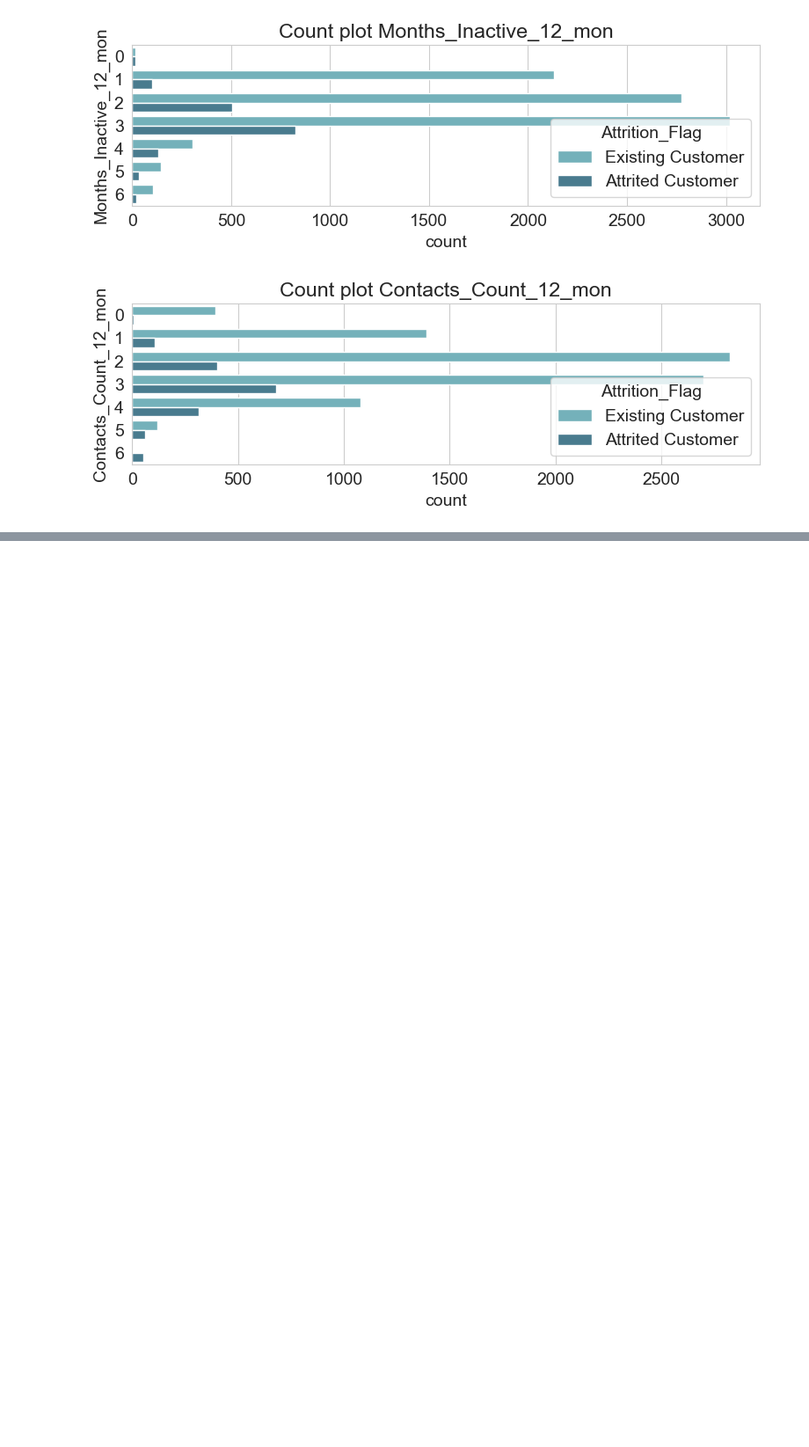
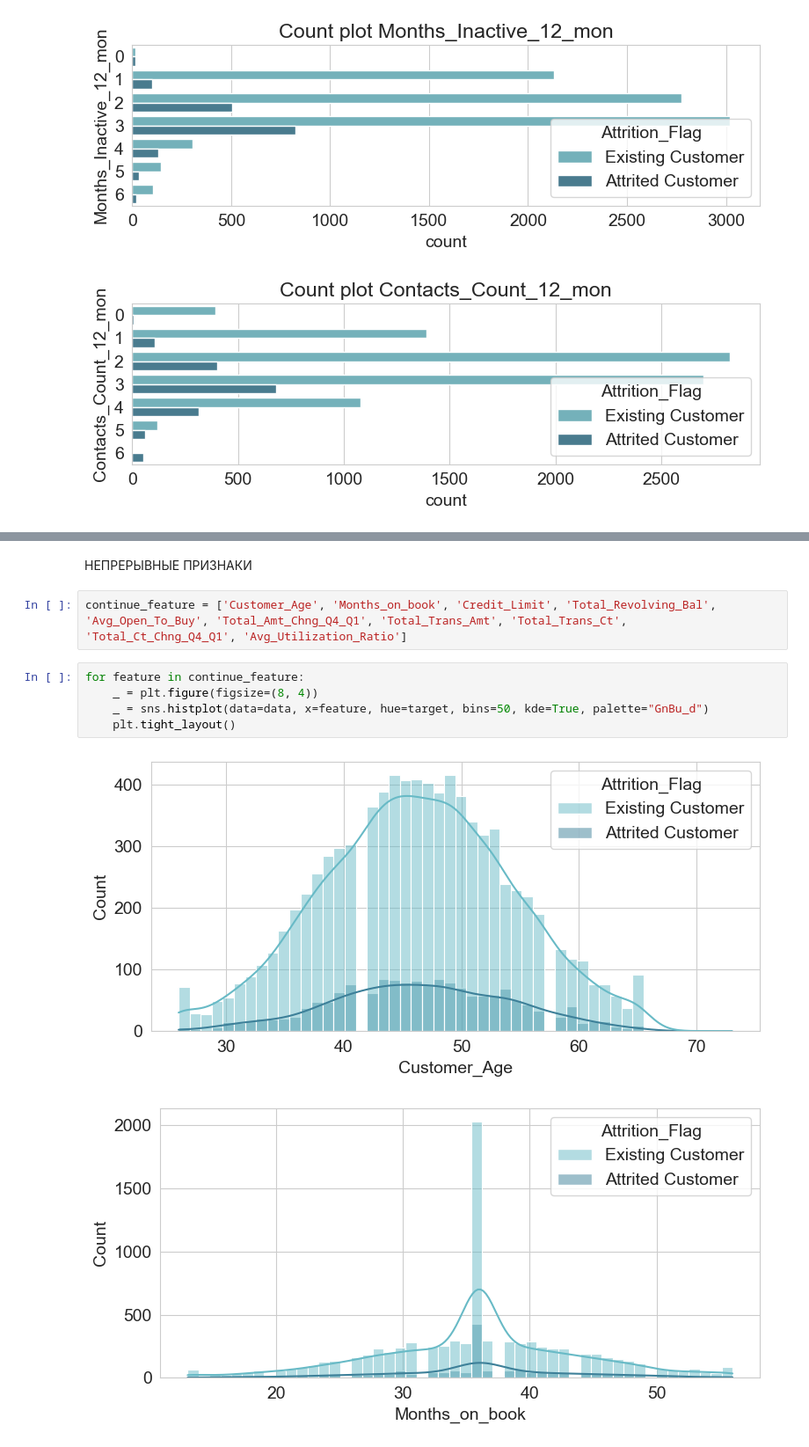
Before and after one commit to LeaReys/Predicting-Credit-Card-Customer-Segmentation, a Jupyter notebook: credit.ipynb, the cells around one changed output, grey strips where cells are left out. Shown at 88% size. Saved outputs shown, nothing was run; the diff lists cells and outputs as text; blank space fills up the shorter version.

```diff
--- a/credit.ipynb
+++ b/credit.ipynb
@@ -237,0 +244,12 @@ Name: Contacts_Count_12_mon, dtype: float64
+# %% [markdown]
+НЕПРЕРЫВНЫЕ ПРИЗНАКИ
+# %%
+continue_feature = ['Customer_Age', 'Months_on_book', 'Credit_Limit', 'Total_Revolving_Bal', 'Avg_Open_To_Buy', 'Total_Amt_Chng_Q4_Q1', 'Total_Trans_Amt', 'Total_Trans_Ct', 'Total_Ct_Chng_Q4_Q1', 'Avg_Utilization_Ratio']
+# %%
+for feature in continue_feature:
+    _ = plt.figure(figsize=(8, 4))
+    _ = sns.histplot(data=data, x=feature, hue=target, bins=50, kde=True, palette="GnBu_d")
+    plt.tight_layout()
+# %% [output]
+[figure, added]
+[figure, added]
```
Also changed, not shown: parts of 2 cells of this notebook.
